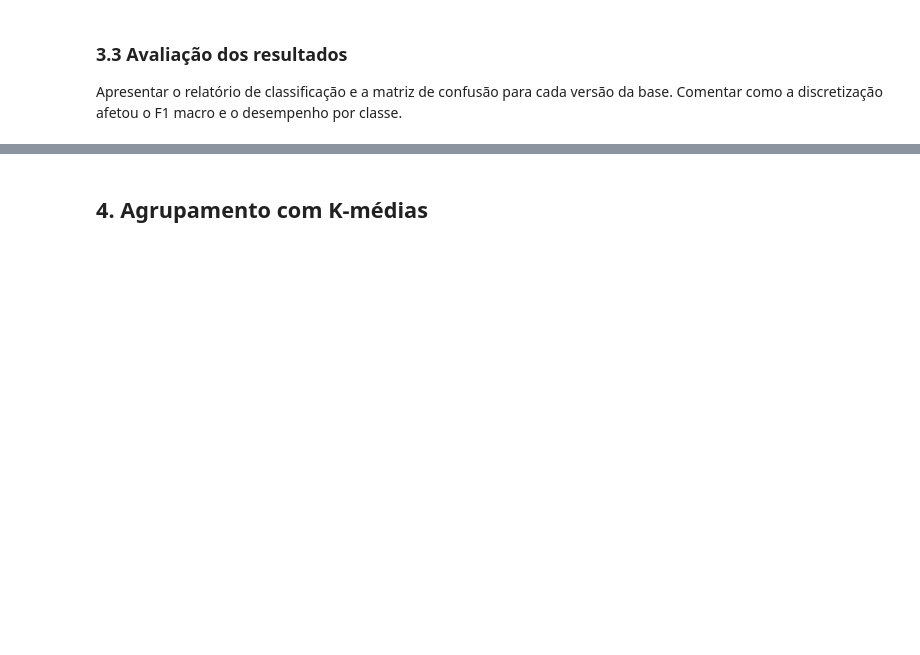
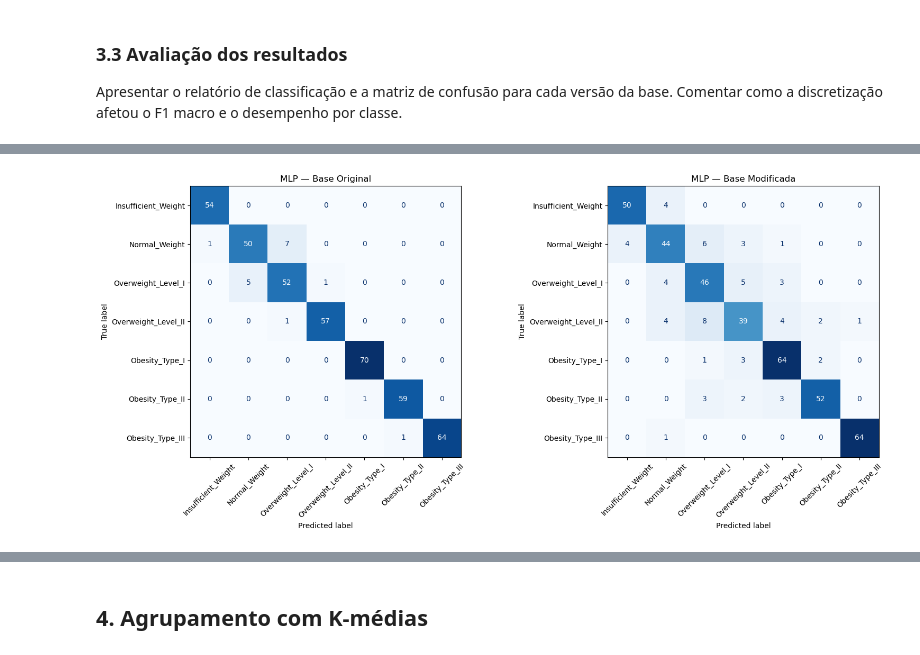
Before and after one commit to giovanasilverio/XMCO01-trabalho, a Jupyter notebook: trabalho.ipynb, the cells around one changed output, grey strips where cells are left out. Saved outputs shown, nothing was run; the diff lists cells and outputs as text; code cells hidden in the pictures; blank space fills up the shorter version.

Commit message:
Adiciona etapa 3: MLP (preparação, testes de parâmetros e avaliação)

```diff
--- a/trabalho.ipynb
+++ b/trabalho.ipynb
@@ -461,0 +574,11 @@ Rodar cada configuração nas duas versões.
+# %%
+modelos_finais_mlp = {}
+for nome_base, (X_tr, X_te) in bases_mlp.items():
+    sub = resultados_mlp[resultados_mlp["Base"] == nome_base]
+    melhor = sub.loc[sub["F1 macro (CV treino)"].idxmax(), "Configuração"]
+
+    modelos_finais_mlp[nome_base] = MLPClassifier(
+        **parametros_mlp[(nome_base, melhor)], max_iter=1000, random_state=42
+    ).fit(X_tr, y_treino)
+
+    print(f"{nome_base}: melhor configuração -> {melhor}")
@@ -464,3 +590,14 @@ Rodar cada configuração nas duas versões.
 Apresentar o relatório de classificação e a matriz de confusão para cada
 versão da base. Comentar como a discretização afetou o F1 macro e o desempenho
 por classe.
+# %%
+# Previsões de cada modelo final no teste
+previsoes_mlp = {
+    nome: modelos_finais_mlp[nome].predict(X_te)
+    for nome, (X_tr, X_te) in bases_mlp.items()
+}
+
+# Relatório de classificação
+for nome, y_pred in previsoes_mlp.items():
+    print(f"===== MLP — Base {nome} =====")
+    print(classification_report(y_teste, y_pred, labels=ordem_classes, digits=3))
@@ -466,0 +622,13 @@ por classe.
+# %%
+# Matrizes de confusão lado a lado
+fig, eixos = plt.subplots(1, 2, figsize=(16, 7))
+for eixo, (nome, y_pred) in zip(eixos, previsoes_mlp.items()):
+    ConfusionMatrixDisplay.from_predictions(
+        y_teste, y_pred, labels=ordem_classes, ax=eixo,
+        cmap="Blues", xticks_rotation=45, colorbar=False,
+    )
+    eixo.set_title(f"MLP — Base {nome}")
+plt.tight_layout()
+plt.show()
+# %% [output]
+[figure, added]
```
Also changed, not shown: parts of 9 cells of this notebook.
